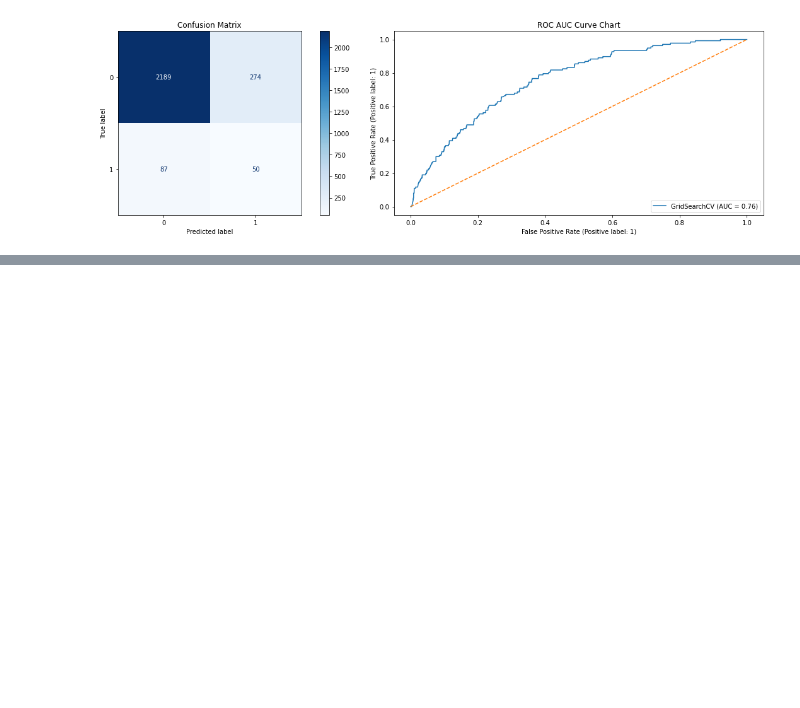
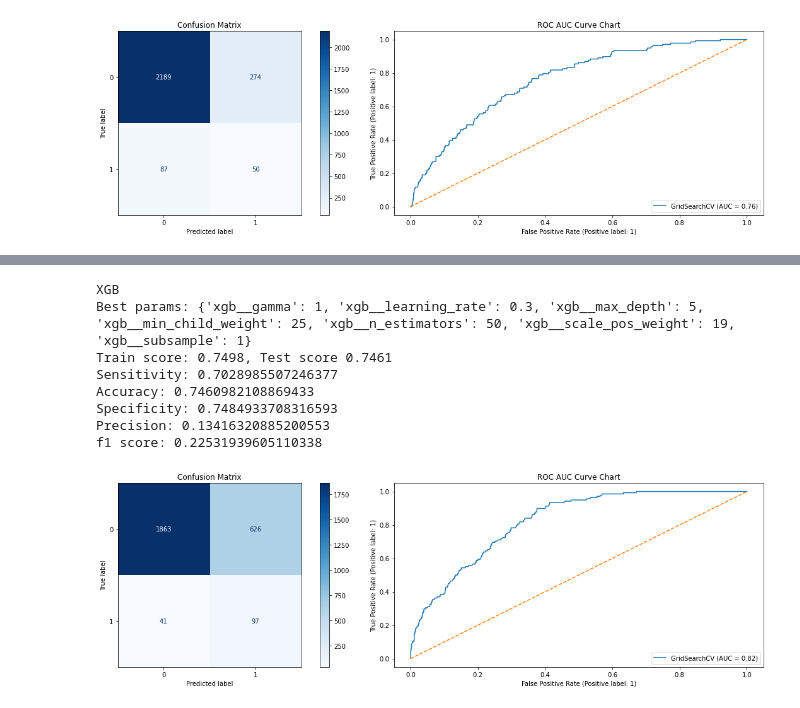
Before and after one commit to rashidi-norhashim/Team-folder, a Jupyter notebook: P4/codes/Project 4 Part 3- Modelling.ipynb, the cells around one changed output, grey strips where cells are left out. Saved outputs shown, nothing was run; the diff lists cells and outputs as text; code cells hidden in the pictures; blank space fills up the shorter version.

```diff
--- a/P4/codes/Project 4 Part 3- Modelling.ipynb
+++ b/P4/codes/Project 4 Part 3- Modelling.ipynb
@@ -554,0 +581,15 @@ In here, we are using xgaboost with no change in input variables. Based on tabul
+# %%
+X=train_weather_df.drop('WnvPresent',axis=1)
+y=train_weather_df['WnvPresent']
+
+#Train test split
+X_train, X_test, y_train,y_test =train_test_split(
+    X,
+    y,
+    stratify=y,
+    random_state=50
+)
+# %%
+ss=StandardScaler()
+X_train_sc=ss.fit_transform(X_train)
+X_test_sc=ss.transform(X_test)
@@ -554,0 +615,5 @@ In here, we are using xgaboost with no change in input variables. Based on tabul
+# %%
+gs_xgb = GridSearchCV(estimator=pipe_xgb, param_grid=pipe_xgb_params, cv=5)
+# %%
+%%time
+gs_xgb.fit(X_train_sc, y_train)
@@ -554,0 +640,35 @@ In here, we are using xgaboost with no change in input variables. Based on tabul
+# %%
+print('XGB')
+print("Best params: {}".format(gs_xgb.best_params_))
+print('Train score: {}, Test score {}'.format(round(gs_xgb.best_score_, 4), round(gs_xgb.best_estimator_.score(X_test_sc, y_test), 4)))
+# for sorting out later, to confirm how we want to present modeling
+preds = gs_xgb.predict(X_test_sc)
+tn, fp, fn, tp = confusion_matrix(y_test, preds).ravel()
+acc = (tp + tn) / (tn + fp + fn + tp)
+misclass = 1 - acc
+sens = tp / (tp + fn)
+spec = tn / (tn + fp)
+prec = tp / (tp + fp)
+f_one_score = f1_score(y_test, preds)
+print('Sensitivity:', sens)
+print('Accuracy:',acc)
+print('Specificity:',spec)
+print('Precision:',prec)
+print('f1 score:',f_one_score)
+fig, axes = plt.subplots(ncols=2, figsize=(17,5))
+cm_chart = plot_confusion_matrix(gs_xgb, X_test_sc, y_test, cmap='Blues', values_format='d', ax=axes[0]);
+axes[0].title.set_text('Confusion Matrix')
+roc_curve = plot_roc_curve(gs_xgb, X_test_sc, y_test, ax=axes[1])
+axes[1].plot([0, 1], [0, 1], label='baseline', linestyle='--' )
+axes[1].title.set_text('ROC AUC Curve Chart')
+fig.tight_layout()
+# %% [output]
+XGB
+Best params: {'xgb__gamma': 1, 'xgb__learning_rate': 0.3, 'xgb__max_depth': 5, 'xgb__min_child_weight': 25, 'xgb__n_estimators': 50, 'xgb__scale_pos_weight': 19, 'xgb__subsample': 1}
+Train score: 0.7498, Test score 0.7461
+Sensitivity: 0.7028985507246377
+Accuracy: 0.7460982108869433
+Specificity: 0.7484933708316593
+Precision: 0.13416320885200553
+f1 score: 0.22531939605110338
+[figure, added]
```
Also changed, not shown: parts of 7 cells of this notebook.
